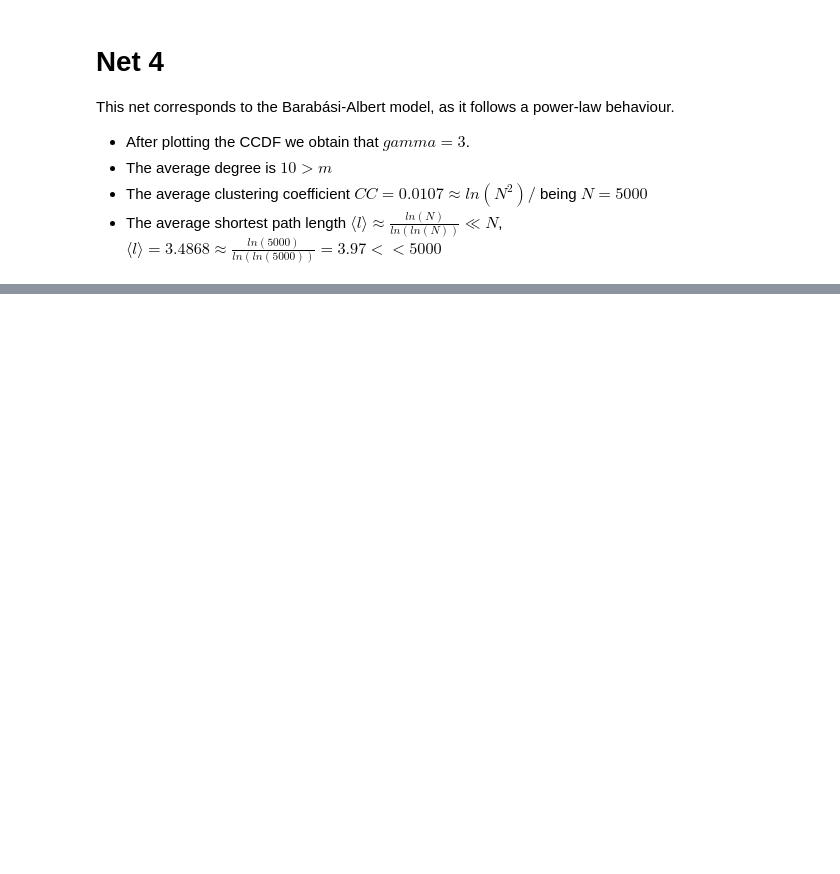
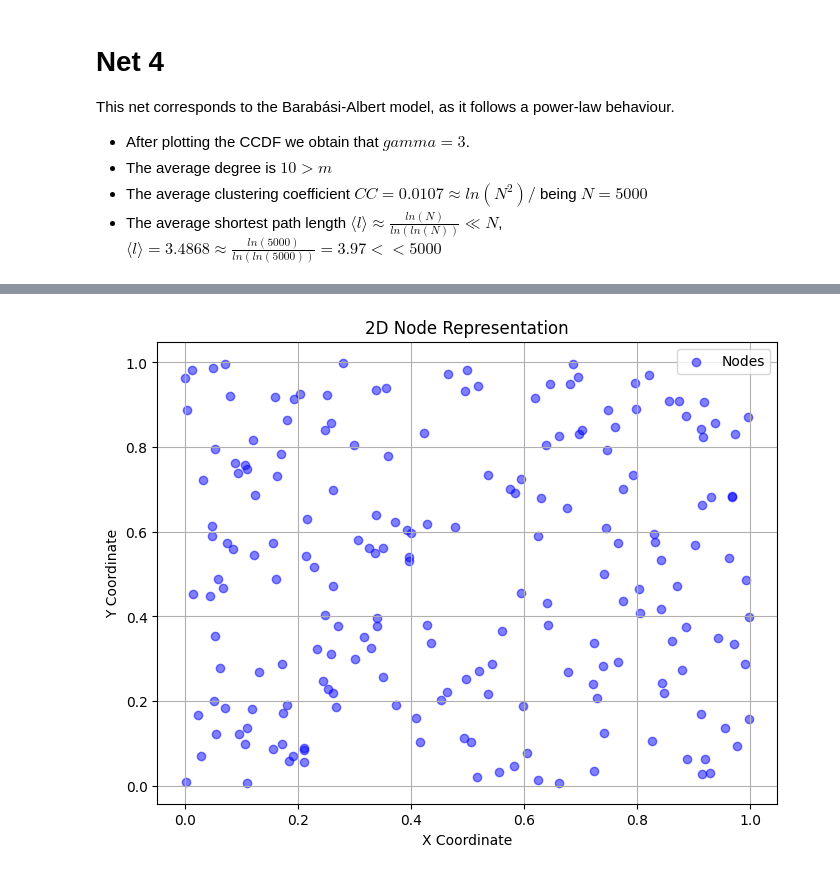
Before and after one commit to imiguelrodriguez/A1_ComplexNetworks, a Jupyter notebook: networks_analyzer.ipynb, the cells around one changed output, grey strips where cells are left out. Saved outputs shown, nothing was run; the diff lists cells and outputs as text; code cells hidden in the pictures; blank space fills up the shorter version.

```diff
--- a/networks_analyzer.ipynb
+++ b/networks_analyzer.ipynb
@@ -229,0 +284,19 @@ This net corresponds to the Barabási-Albert model, as it follows a power-law be
+# %%
+pos = "networks/positions_net5.txt"
+import matplotlib.pyplot as plt
+import pandas as pd
+
+# Load data into a pandas DataFrame
+df = pd.read_csv(pos, delimiter="\t")  # Or load the DataFrame directly
+
+# Scatter plot
+plt.figure(figsize=(8, 6))
+plt.scatter(df["x"], df["y"], c="blue", alpha=0.5, label="Nodes")
+plt.xlabel("X Coordinate")
+plt.ylabel("Y Coordinate")
+plt.title("2D Node Representation")
+plt.legend()
+plt.grid(True)
+plt.show()
+# %% [output]
+[figure, added]
```
Also changed, not shown: parts of 10 cells of this notebook.
